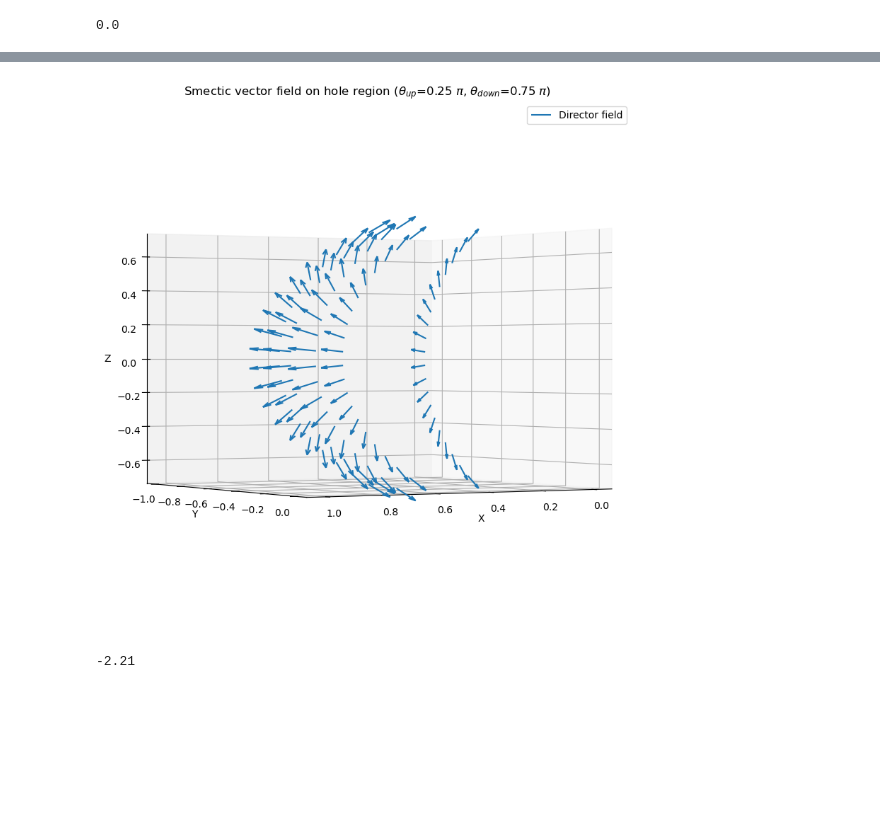
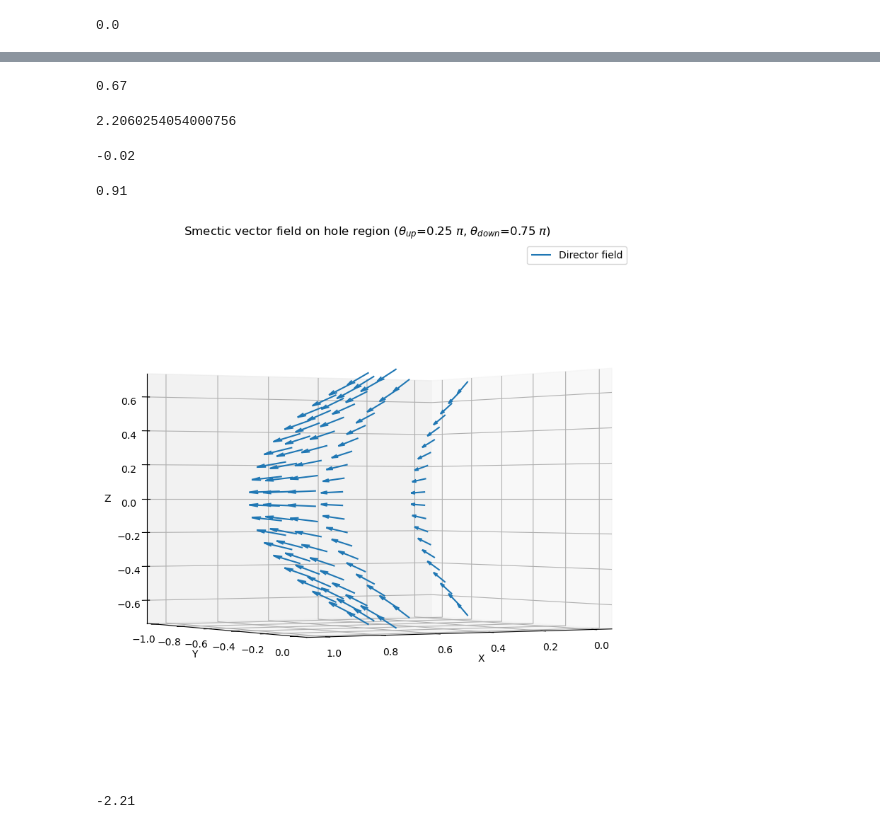
Before and after one commit to Chayush123/MasterThesis, a Jupyter notebook: 3d charge calculation.ipynb, the cells around one changed output, grey strips where cells are left out. Saved outputs shown, nothing was run; the diff lists cells and outputs as text; code cells hidden in the pictures; blank space fills up the shorter version.

```diff
--- a/3d charge calculation.ipynb
+++ b/3d charge calculation.ipynb
@@ -65,7 +65,7 @@ def smectic_director(X):
     """ Returns the smectic director field at point X on the unit sphere. In north pole +Z direcrtion"""
     return np.cross(X, np.array([-X[1],X[0],0]))
 
-def nhat(X, thetacone: float, w=2, smectic_case = False) -> np.ndarray:
+def nhat(X, thetacone: float, w=2, smectic_case = False, radial_case = False) -> np.ndarray:
     """Returns the director n at point X on the unit sphere.
     Args:
         X (np.ndarray): A 3D point on the unit sphere.
@@ -74,10 +74,12 @@ def nhat(X, thetacone: float, w=2, smectic_case = False) -> np.ndarray:
         Returns:
         n = """
     if smectic_case:
-        n = th(X) * smectic_director(X) + (thetacone - th(X)) * np.array([0, 0, 1])
+        n = - th(X) * smectic_director(X) + (thetacone - th(X)) * np.array([0, 0, 1])
         # n = np.cos(th(X) * np.pi/(2 * thetacone)) * vr(X) + np.sin(th(X) * np.pi/(2 * thetacone)) * smectic_director(X)
+    elif radial_case:
+        n = np.sin(4 * th(X)) * X + np.cos(4 * th(X)) * X
     else:
-        n = th(X) * ncone(X, w) + (thetacone - th(X)) * np.array([0, 0, 1])
+        n = th(X) * ncone(X, w) + (thetacone - th(X)) * np.array([0, 0, 1]) # added a smooth term that vanishes at the boundary (thetacone)
     return n / np.linalg.norm(n)
 
 def spherical_to_cartesian(theta, phi, r=1.0):
@@ -296,7 +298,9 @@ def nhat_for_hole(X, thetaup, thetadown, wup, wdown, smectic_case=False) -> np.n
         n = (th(X)- thetadown) * ncone(X, wup) + (thetaup - th(X)) * ncone(X, wdown)
         """
     if smectic_case:
-        n = - (th(X) - thetaup) * (th(X) - np.mean([thetaup,thetadown])) * smectic_director(X) + (th(X) - thetadown) * (th(X) - np.mean([thetaup,thetadown])) * smectic_director(X) + (th(X) - thetadown) * (thetaup - th(X)) * vr(X)
+        n = -(th(X) - thetadown) * (th(X) - np.mean([thetaup,thetadown])) * smectic_director(X) + (th(X) - thetaup) * (th(X) - np.mean([thetaup,thetadown]))  * smectic_director(X) + (th(X) - thetadown) * (thetaup - th(X)) * vr(X)
+        #
+        #
     else:
         n = (th(X)- thetadown) * ncone(X, wup) + (thetaup - th(X)) * ncone(X, wdown)
     return n / np.linalg.norm(n)
@@ -379,8 +379,5 @@ def charge_for_hole(thetaup=np.pi/4, thetadown=np.pi/2, wup=0, wdown=0,smectic_c
 
     return result / (4 * np.pi), np.round(error / (4 * np.pi), 6)
 # %%
-wup = 2
-wdown = 2
-
-smecticmiddle = charge_for_hole(thetaup=np.pi/4,thetadown=3*np.pi/4,smectic_case=True)[0]
-# smectic_upanddown = charge_for_hole(thetaup=np.pi/4,thetadown=3*np.pi/4,smectic_case=False)[0] * 2
+smecticmiddle = charge_for_hole(thetaup=np.pi/3,thetadown=2*np.pi/3,smectic_case=True)[0]
+smecticmiddle
@@ -391,3 +386,21 @@ smecticmiddle
+# %%
+smectic_up = charge(thetacone=np.pi/3,smectic_case=True)[0]
+smectic_up
+# %% [output]
+0.67
+# %%
+2* smectic_up - smecticmiddle
+# %% [output]
+2.2060254054000756
+# %%
+smectic_down = charge(thetacone=np.pi/2,smectic_case=True)[0]
+smectic_down
+# %% [output]
+-0.02
+# %%
+np.round(smecticmiddle+smectic_up+smectic_down,2)
+# %% [output]
+0.91
 # %%
 def plot_hole_vector_field(wup=1, wdown=3, thetaup=np.pi/4, thetadown=np.pi/2, smectic_case=False):
     """
@@ -448,7 +461,7 @@ def plot_hole_vector_field(wup=1, wdown=3, thetaup=np.pi/4, thetadown=np.pi/2, s
     ax.set_ylabel('Y')
     ax.set_zlabel('Z')
     if smectic_case:
-        ax.set_title(rf'Smectic vector field on hole region ($\theta_{{up}}$={thetaup/np.pi} $\pi$, $\theta_{{down}}$={thetadown/np.pi} $\pi$)')
+        ax.set_title(rf'Smectic vector field on hole region ($\theta_{{up}}$={thetaup/np.pi} $\pi$, $\theta_{{down}}$={thetadown/np.pi:.2f} $\pi$)')
     else:
         ax.set_title(rf'Vector field on hole region ($w_{{up}}$={wup}, $w_{{down}}$={wdown})')
     ax.legend()
@@ -458,9 +471,9 @@ def plot_hole_vector_field(wup=1, wdown=3, thetaup=np.pi/4, thetadown=np.pi/2, s
     plt.tight_layout()
     plt.show()
 # %%
-plot_hole_vector_field(wup, wdown, thetaup=np.pi/4, thetadown= 3*np.pi/4, smectic_case=True)
+plot_hole_vector_field(thetaup=np.pi/4, thetadown= 3*np.pi/4, smectic_case=True)
 # %% [output]
-[figure, old version]
+[figure, new version]
 # %%
 def integrand_radial_field(point):
 
```
Also changed, not shown: parts of 13 cells of this notebook.
